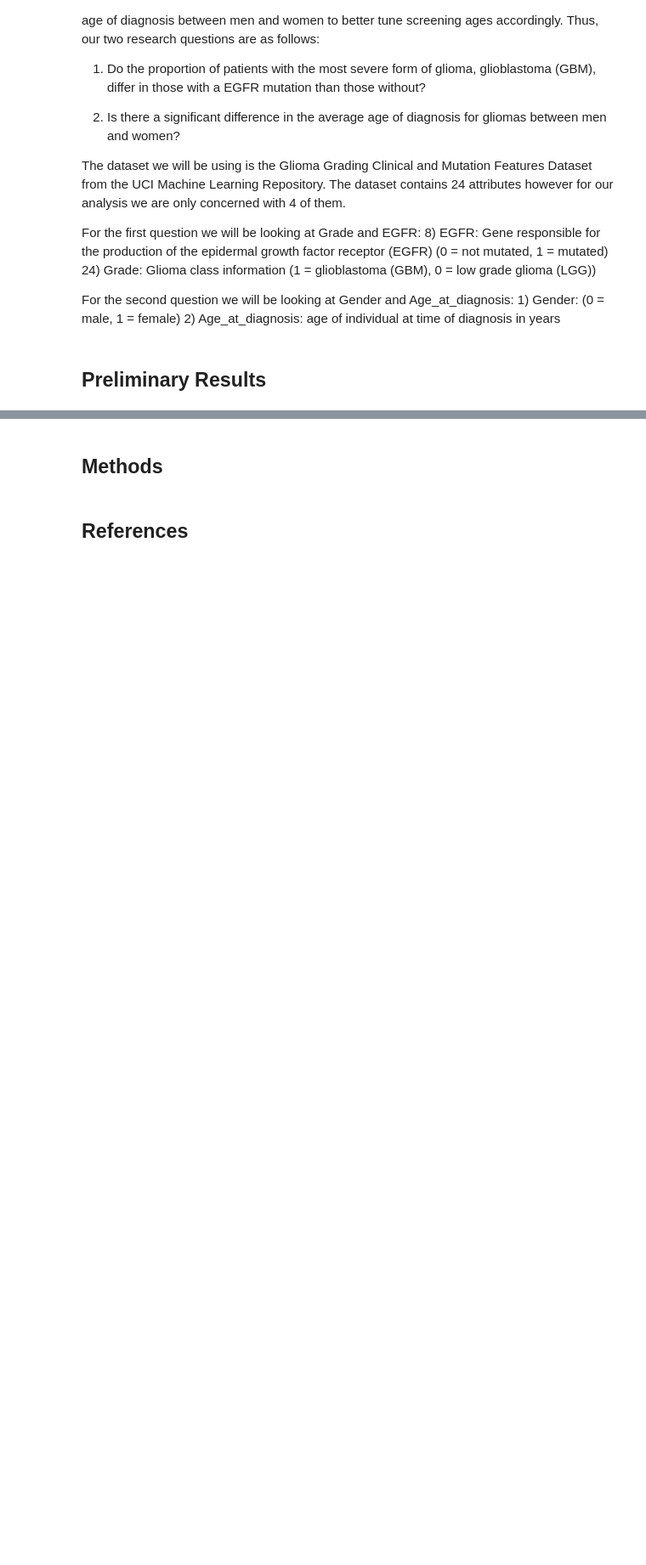
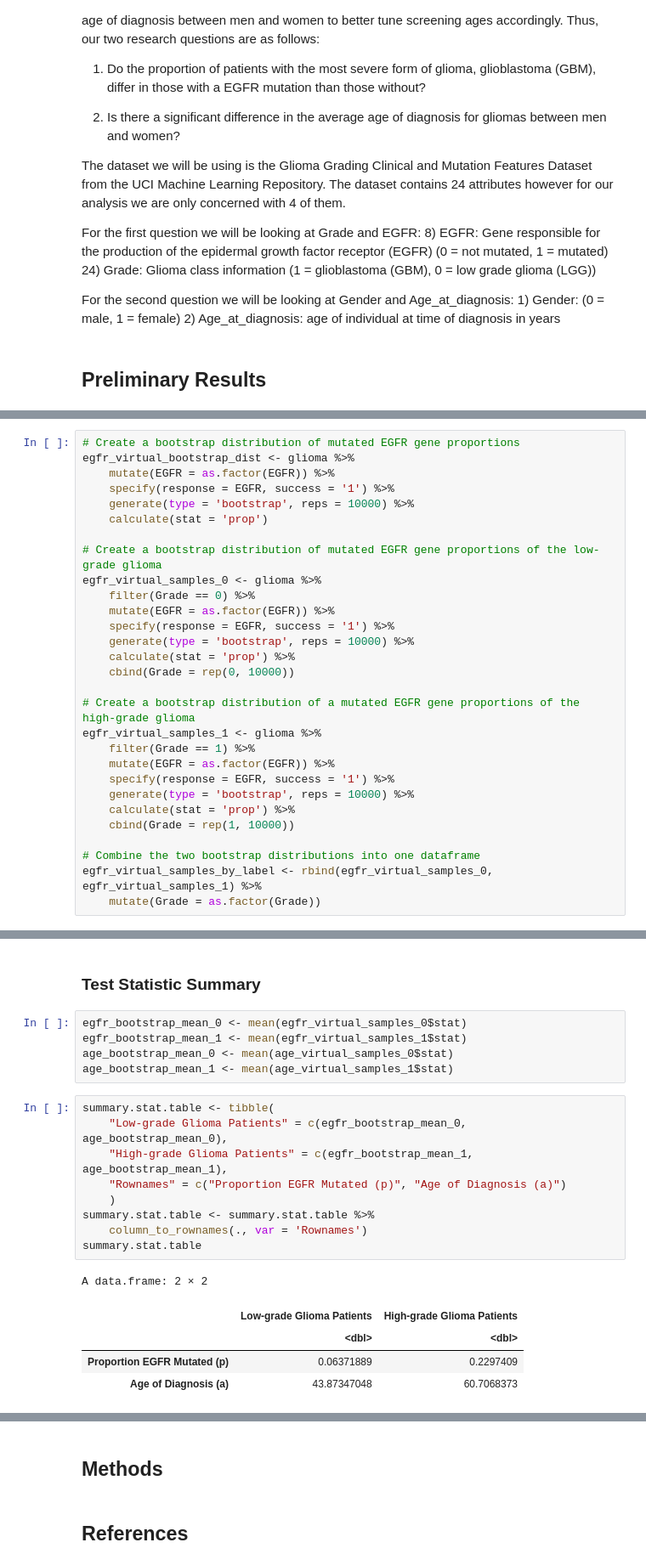
Before and after one commit to Lucien950/stat-201-group-15, a Jupyter notebook: project_proposal.ipynb, the cells around one changed output, grey strips where cells are left out. Shown: that part at 85% size. Cells and saved outputs as stored; diff of their text form; blank space fills up the shorter version.

Commit message:
Added preliminary data analysis and data

```diff
--- a/project_proposal.ipynb
+++ b/project_proposal.ipynb
@@ -23,0 +126,29 @@ For the second question we will be looking at Gender and Age_at_diagnosis:
+# %%
+# Create a bootstrap distribution of mutated EGFR gene proportions
+egfr_virtual_bootstrap_dist <- glioma %>%
+    mutate(EGFR = as.factor(EGFR)) %>%
+    specify(response = EGFR, success = '1') %>%
+    generate(type = 'bootstrap', reps = 10000) %>%
+    calculate(stat = 'prop')
+
+# Create a bootstrap distribution of mutated EGFR gene proportions of the low-grade glioma
+egfr_virtual_samples_0 <- glioma %>%
+    filter(Grade == 0) %>%
+    mutate(EGFR = as.factor(EGFR)) %>%
+    specify(response = EGFR, success = '1') %>%
+    generate(type = 'bootstrap', reps = 10000) %>%
+    calculate(stat = 'prop') %>%
+    cbind(Grade = rep(0, 10000))
+
+# Create a bootstrap distribution of a mutated EGFR gene proportions of the high-grade glioma
+egfr_virtual_samples_1 <- glioma %>%
+    filter(Grade == 1) %>%
+    mutate(EGFR = as.factor(EGFR)) %>%
+    specify(response = EGFR, success = '1') %>%
+    generate(type = 'bootstrap', reps = 10000) %>%
+    calculate(stat = 'prop') %>%
+    cbind(Grade = rep(1, 10000))
+
+# Combine the two bootstrap distributions into one dataframe
+egfr_virtual_samples_by_label <- rbind(egfr_virtual_samples_0, egfr_virtual_samples_1) %>%
+    mutate(Grade = as.factor(Grade))
@@ -23,0 +179,22 @@ For the second question we will be looking at Gender and Age_at_diagnosis:
+# %% [markdown]
+### Test Statistic Summary
+# %%
+egfr_bootstrap_mean_0 <- mean(egfr_virtual_samples_0$stat)
+egfr_bootstrap_mean_1 <- mean(egfr_virtual_samples_1$stat)
+age_bootstrap_mean_0 <- mean(age_virtual_samples_0$stat)
+age_bootstrap_mean_1 <- mean(age_virtual_samples_1$stat)
+# %%
+summary.stat.table <- tibble(
+    "Low-grade Glioma Patients" = c(egfr_bootstrap_mean_0, age_bootstrap_mean_0),
+    "High-grade Glioma Patients" = c(egfr_bootstrap_mean_1, age_bootstrap_mean_1),
+    "Rownames" = c("Proportion EGFR Mutated (p)", "Age of Diagnosis (a)")
+    )
+summary.stat.table <- summary.stat.table %>%
+    column_to_rownames(., var = 'Rownames')
+summary.stat.table
+# %% [output]
+A data.frame: 2 × 2
+|  | Low-grade Glioma Patients | High-grade Glioma Patients |
+|  | <dbl> | <dbl> |
+| Proportion EGFR Mutated (p) | 0.06371889 | 0.2297409 |
+| Age of Diagnosis (a) | 43.87347048 | 60.7068373 |
```
Also changed, not shown: parts of 15 cells of this notebook, 2 other files.
